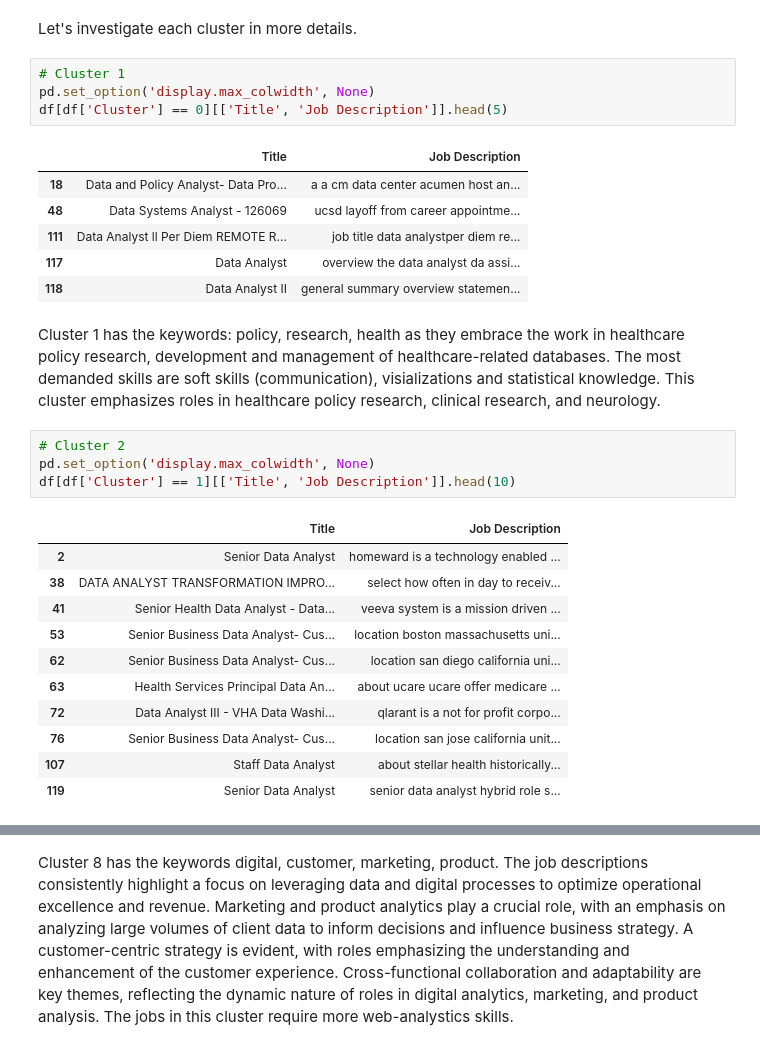
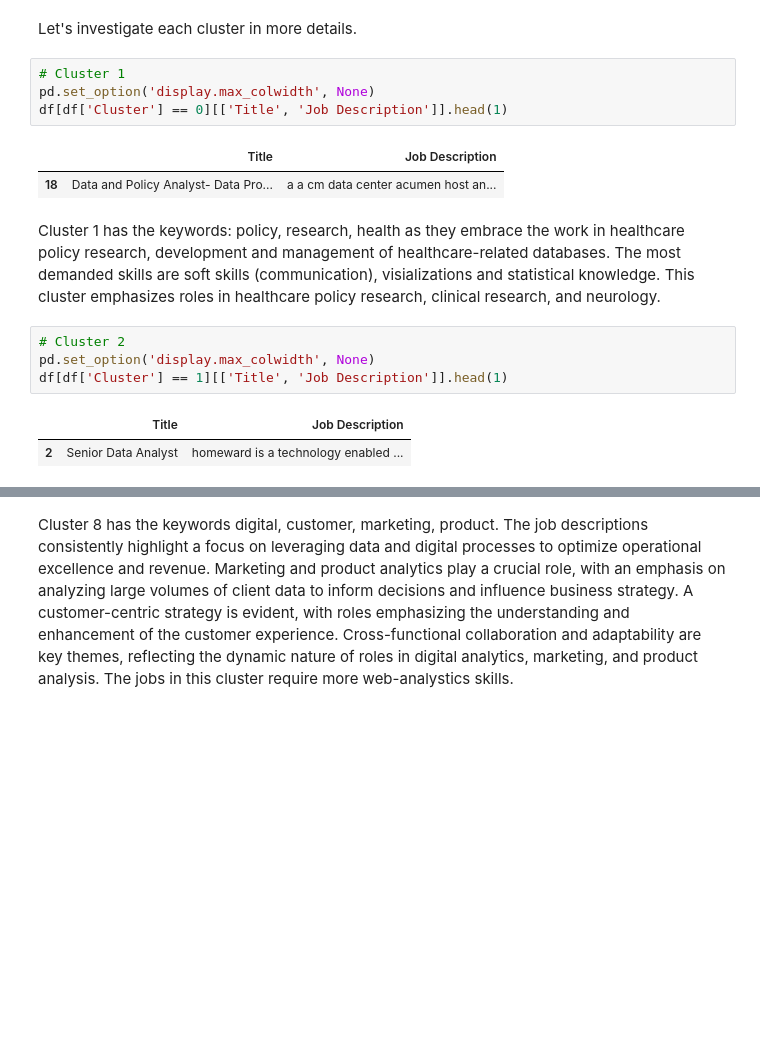
Before and after one commit to natalia00kr/Projects, a Jupyter notebook: Project 3_Web scraping.ipynb, the cells around one changed output, grey strips where cells are left out. Cells and saved outputs as stored; diff of their text form; blank space fills up the shorter version.

Commit message:
Correcting head() functions

```diff
--- a/Project 3_Web scraping.ipynb
+++ b/Project 3_Web scraping.ipynb
@@ -477,29 +462,16 @@ Let's investigate each cluster in more details.
 # %%
 # Cluster 1
 pd.set_option('display.max_colwidth', None)
-df[df['Cluster'] == 0][['Title', 'Job Description']].head(5)
+df[df['Cluster'] == 0][['Title', 'Job Description']].head(1)
 # %% [output]
 |  | Title | Job Description |
 | 18 | Data and Policy Analyst- Data Pro... | a a cm data center acumen host an... |
-| 48 | Data Systems Analyst - 126069 | ucsd layoff from career appointme... |
-| 111 | Data Analyst ll Per Diem REMOTE R... | job title data analystper diem re... |
-| 117 | Data Analyst | overview the data analyst da assi... |
-| 118 | Data Analyst II | general summary overview statemen... |
-# %% [markdown]
-Cluster 1 has the keywords: policy, research, health as they embrace the work in healthcare policy research, development and management of healthcare-related databases. The most demanded skills are soft skills (communication), visializations and statistical knowledge. This cluster emphasizes roles in healthcare policy research, clinical research, and neurology.
+# %% [markdown]
+Cluster 1 has the keywords: policy, research, health as they embrace the work in healthcare policy research, development and management of healthcare-related databases. The most demanded skills are soft skills (communication), visializations and statistical knowledge. This cluster emphasizes roles in healthcare policy research, clinical research, and neurology.
 # %%
 # Cluster 2
 pd.set_option('display.max_colwidth', None)
-df[df['Cluster'] == 1][['Title', 'Job Description']].head(10)
+df[df['Cluster'] == 1][['Title', 'Job Description']].head(1)
 # %% [output]
 |  | Title | Job Description |
 | 2 | Senior Data Analyst | homeward is a technology enabled ... |
-| 38 | DATA ANALYST TRANSFORMATION IMPRO... | select how often in day to receiv... |
-| 41 | Senior Health Data Analyst - Data... | veeva system is a mission driven ... |
-| 53 | Senior Business Data Analyst- Cus... | location boston massachusetts uni... |
-| 62 | Senior Business Data Analyst- Cus... | location san diego california uni... |
-| 63 | Health Services Principal Data An... | about ucare ucare offer medicare ... |
-| 72 | Data Analyst III - VHA Data Washi... | qlarant is a not for profit corpo... |
-| 76 | Senior Business Data Analyst- Cus... | location san jose california unit... |
-| 107 | Staff Data Analyst | about stellar health historically... |
-| 119 | Senior Data Analyst | senior data analyst hybrid role s... |
```
Also changed, not shown: parts of 41 cells of this notebook.
